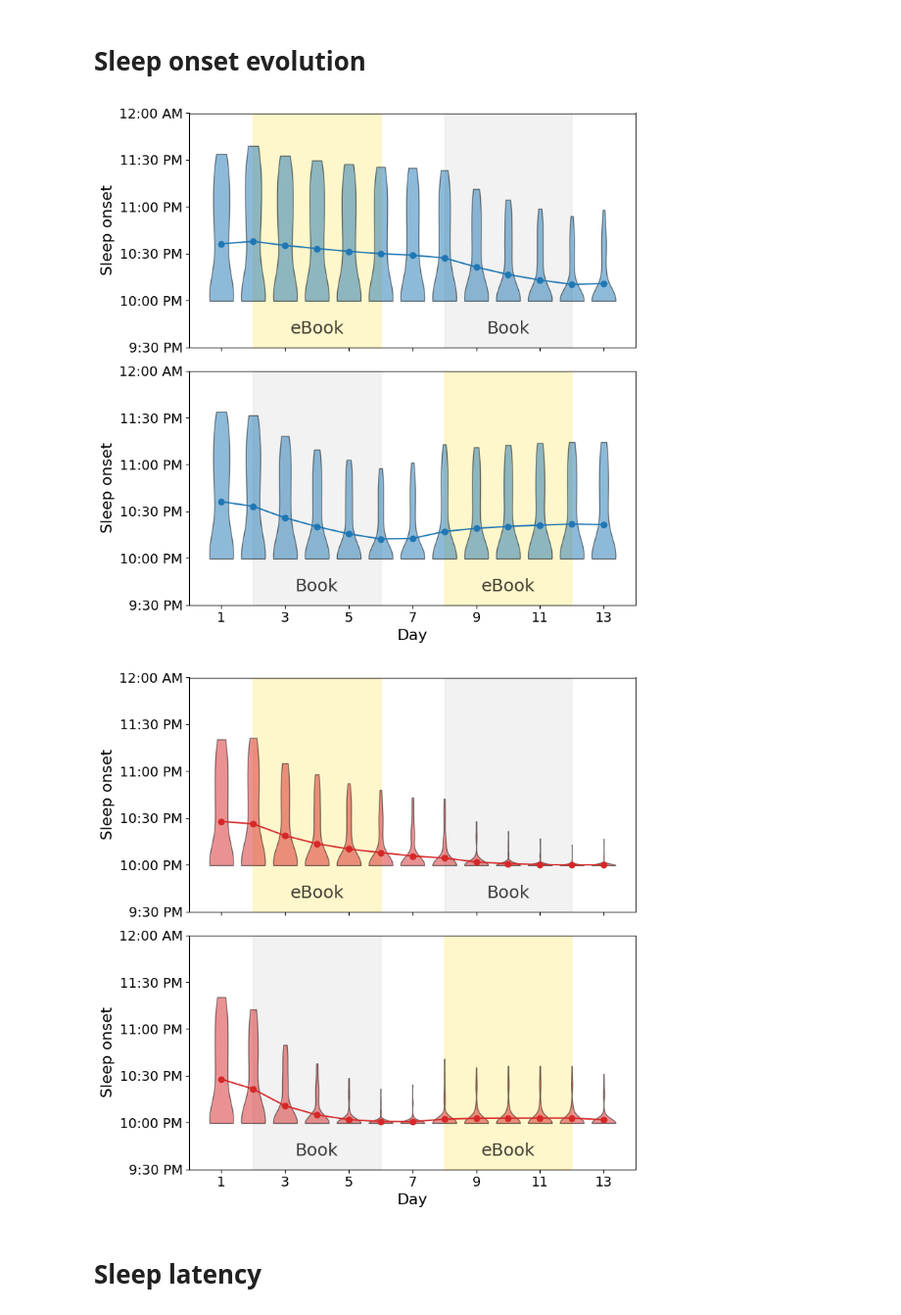
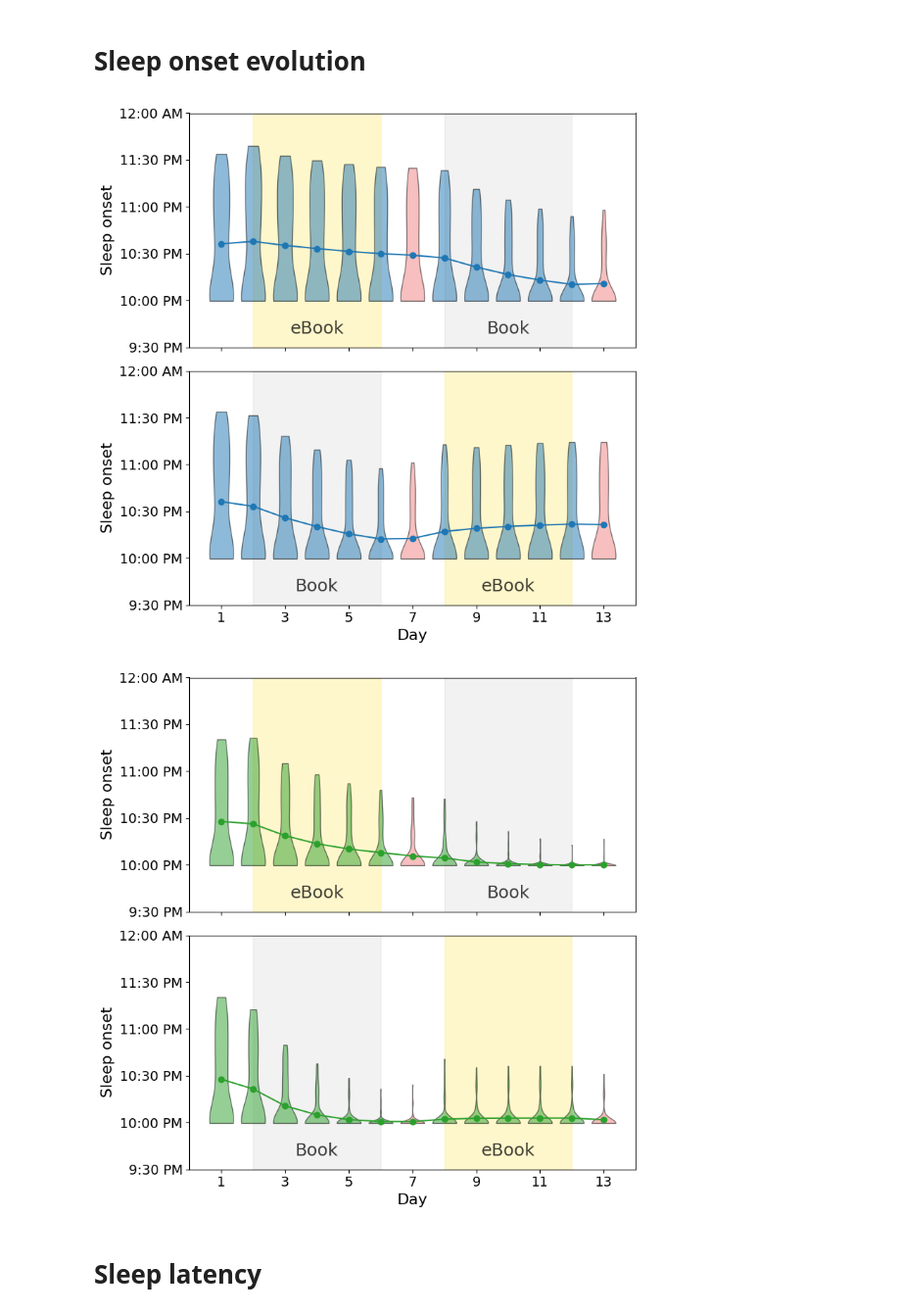
Before and after one commit to ftavella/evening_light_article, a Jupyter notebook: 14_figure_1.ipynb, the cells around one changed output. Shown at 98% size. Drawn from its saved outputs; the diff is of its cells as text; code cells hidden in the pictures.

```diff
--- a/14_figure_1.ipynb
+++ b/14_figure_1.ipynb
@@ -142,28 +142,27 @@ def plot_actogram_double_plotted(light, dt, simulation_days, ebook_first=True,
     cbar.ax.yaxis.label.set_fontsize(axis_label_fontsize)
     cbar.ax.yaxis.set_label_coords(5.5, 0.5)
 
-
-
     # Ebook-book text
-    kwargs = {'fontsize': text_fontsize, 'rotation': 90, 'alpha': 0.75, 'color': 'white'}
+    kwargs_book = {'fontsize': text_fontsize, 'rotation': 90, 'alpha': 0.75, 'color': 'white'}
+    kwargs_ebook = {'fontsize': text_fontsize, 'rotation': 90, 'alpha': 0.75, 'color': 'white'}
     if ebook_first:
         first_text_location_1 = (19.0 / dt, 4.4)
         first_text_location_2 = (43.0 / dt, 3.4)
         second_text_location_1 = (19.0 / dt, 10.0)
         second_text_location_2 = (43.0 / dt, 9.0)
-        ax.text(*first_text_location_1, 'eBook', **kwargs)
-        ax.text(*first_text_location_2, 'eBook', **kwargs)
-        ax.text(*second_text_location_1, 'Book', **kwargs)
-        ax.text(*second_text_location_2, 'Book', **kwargs)
+        ax.text(*first_text_location_1, 'eBook', **kwargs_ebook)
+        ax.text(*first_text_location_2, 'eBook', **kwargs_ebook)
+        ax.text(*second_text_location_1, 'Book', **kwargs_book)
+        ax.text(*second_text_location_2, 'Book', **kwargs_book)
     else:
         first_text_location_1 = (19.0 / dt, 4.0)
         first_text_location_2 = (43.0 / dt, 3.0)
         second_text_location_1 = (19.0 / dt, 10.4)
         second_text_location_2 = (43.0 / dt, 9.4)
-        ax.text(*first_text_location_1, 'Book', **kwargs)
-        ax.text(*first_text_location_2, 'Book', **kwargs)
-        ax.text(*second_text_location_1, 'eBook', **kwargs)
-        ax.text(*second_text_location_2, 'eBook', **kwargs)
+        ax.text(*first_text_location_1, 'Book', **kwargs_book)
+        ax.text(*first_text_location_2, 'Book', **kwargs_book)
+        ax.text(*second_text_location_1, 'eBook', **kwargs_ebook)
+        ax.text(*second_text_location_2, 'eBook', **kwargs_ebook)
 
     # Make last day white as a white box
     rect_x = 24.0 / dt
@@ -223,9 +222,10 @@ simulation_features = pd.read_csv("data/chang14_selected_sleep_parameters/select
 light_condition = 'early_light'
 simulation_condition_options = ['', 'high_']
 marker_options = ['o', 'o']
-color_options = ['tab:blue', 'tab:red']
+color_options = ['tab:blue', 'tab:green']
 labels = ['90 lux baseline', '500 lux baseline']
 offset = [0.0, 0.0]
+CP_color = 'lightcoral'
 
 for idx, simulation_condition in enumerate(simulation_condition_options):
 
@@ -274,6 +274,14 @@ for idx, simulation_condition in enumerate(simulation_condition_options):
         pc.set_edgecolor('black')
         pc.set_alpha(0.5)
 
+    # Set days 7 and 13 as CP color
+    for idx, pc in enumerate(v0['bodies']):
+        if idx == 6 or idx == 12:
+            pc.set_facecolor(CP_color)
+
+    for idx, pc in enumerate(v1['bodies']):
+        if idx == 6 or idx == 12:
+            pc.set_facecolor(CP_color)
 
     axs[0].set_xlim(0, 14)
     axs[1].set_xlim(0, 14)
@@ -290,35 +298,35 @@ for idx, simulation_condition in enumerate(simulation_condition_options):
     axs[0].set_ylabel('Sleep onset', fontsize=axis_label_fontsize)
     axs[1].set_ylabel('Sleep onset', fontsize=axis_label_fontsize)
     axs[1].set_xlabel('Day', fontsize=axis_label_fontsize)
 
     axs[0].axvspan(2, 6, color='gold', alpha=0.2, label='eBook', zorder=0)
     axs[0].axvspan(8, 12, color='gray', alpha=0.1, label='Book', zorder=0)
     axs[1].axvspan(2, 6, color='gray', alpha=0.1, zorder=0)
     axs[1].axvspan(8, 12, color='gold', alpha=0.2, zorder=0)
 
     fig.subplots_adjust(wspace=0.05)
 
     # add text to each condition
     axs[0].text(4, 21.7, 'eBook', horizontalalignment='center', verticalalignment='center',
                 fontsize=text_fontsize, color='black', alpha=0.75)
     axs[0].text(10, 21.7, 'Book', horizontalalignment='center', verticalalignment='center',
                 fontsize=text_fontsize, color='black', alpha=0.75)
     axs[1].text(4, 21.7, 'Book', horizontalalignment='center', verticalalignment='center',
                 fontsize=text_fontsize, color='black', alpha=0.75)
     axs[1].text(10, 21.7, 'eBook', horizontalalignment='center', verticalalignment='center',
                 fontsize=text_fontsize, color='black', alpha=0.75)
 
     plt.tight_layout()
 
     name = 'low' if simulation_condition == '' else 'high'
     plt.savefig(f'figures/fig_1_sleep_onset_evolution_{name}_indoor_light.pdf', bbox_inches='tight')
     plt.savefig(f'figures/fig_1_sleep_onset_evolution_{name}_indoor_light.png', bbox_inches='tight', dpi=300)
 
     plt.show()
     plt.close()
 # %% [output]
-[figure, old version]
+[figure, new version]
-[figure, old version]
+[figure, new version]
 # %% [markdown]
 # Sleep latency
 # %%
```
Also changed, not shown: parts of 4 cells of this notebook, 2 other files.
